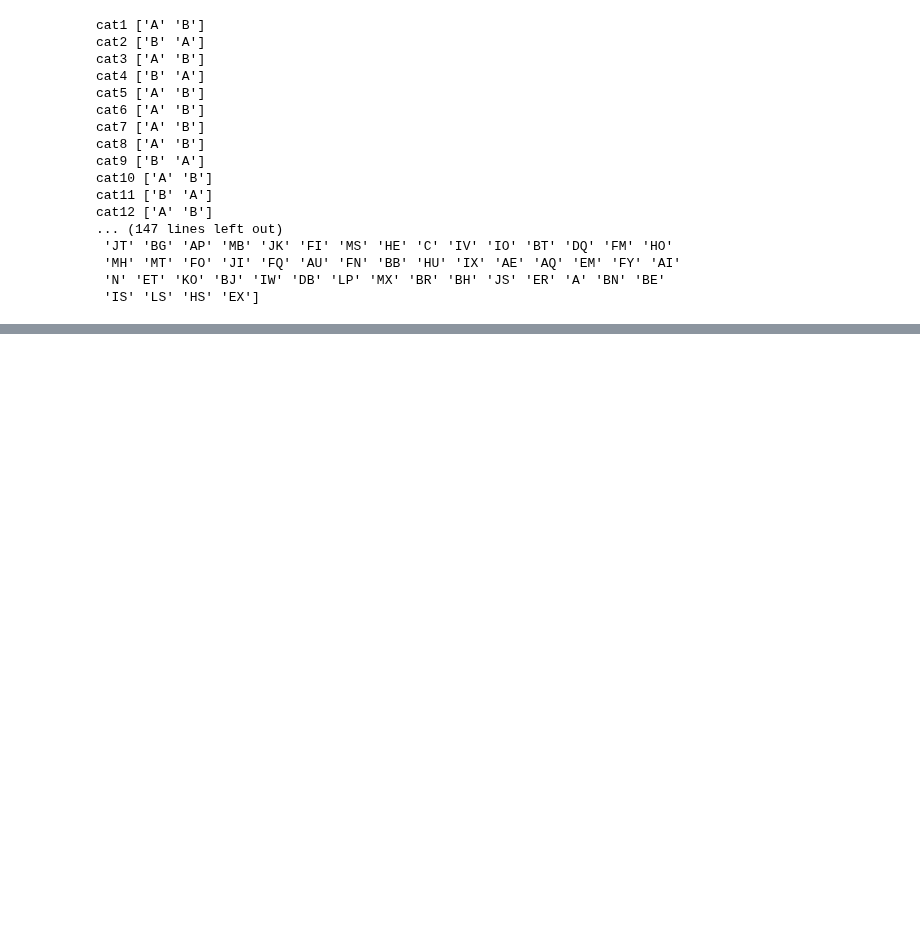
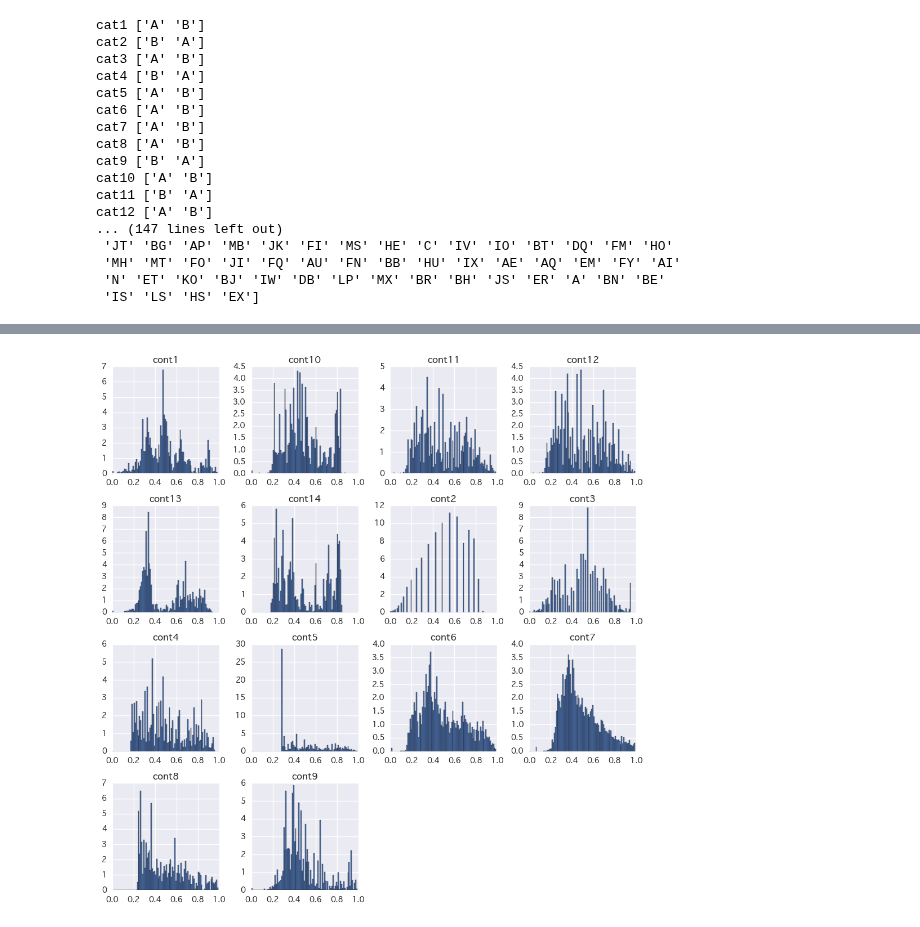
Before and after one commit to Fujiki-Nakamura/MLND, a Jupyter notebook: capstone/EDA/categorical_feature.ipynb, the cells around one changed output, grey strips where cells are left out. Saved outputs shown, nothing was run; the diff lists cells and outputs as text; code cells hidden in the pictures; blank space fills up the shorter version.

Commit message:
[WIP] write report, Data Exploration: continuous features

```diff
--- a/capstone/EDA/categorical_feature.ipynb
+++ b/capstone/EDA/categorical_feature.ipynb
@@ -99,0 +104,3 @@ cat12 ['A' 'B']
+# %%
+continuous_features = [col for col in df_train.columns if 'cont' in col]
+print('# of continuous features = ', len(continuous_features))
@@ -99,0 +142,10 @@ cat12 ['A' 'B']
+# %%
+# Check the distributions of the continuous features visually
+
+figsize = (12, 12)
+bins=np.arange(0, 1, 0.01)
+df_train_test[continuous_features].hist(figsize=figsize, normed=True, bins=bins)
+
+plt.show()
+# %% [output]
+[figure, added]
```
Also changed, not shown: parts of 4 cells of this notebook, 1 other file.
